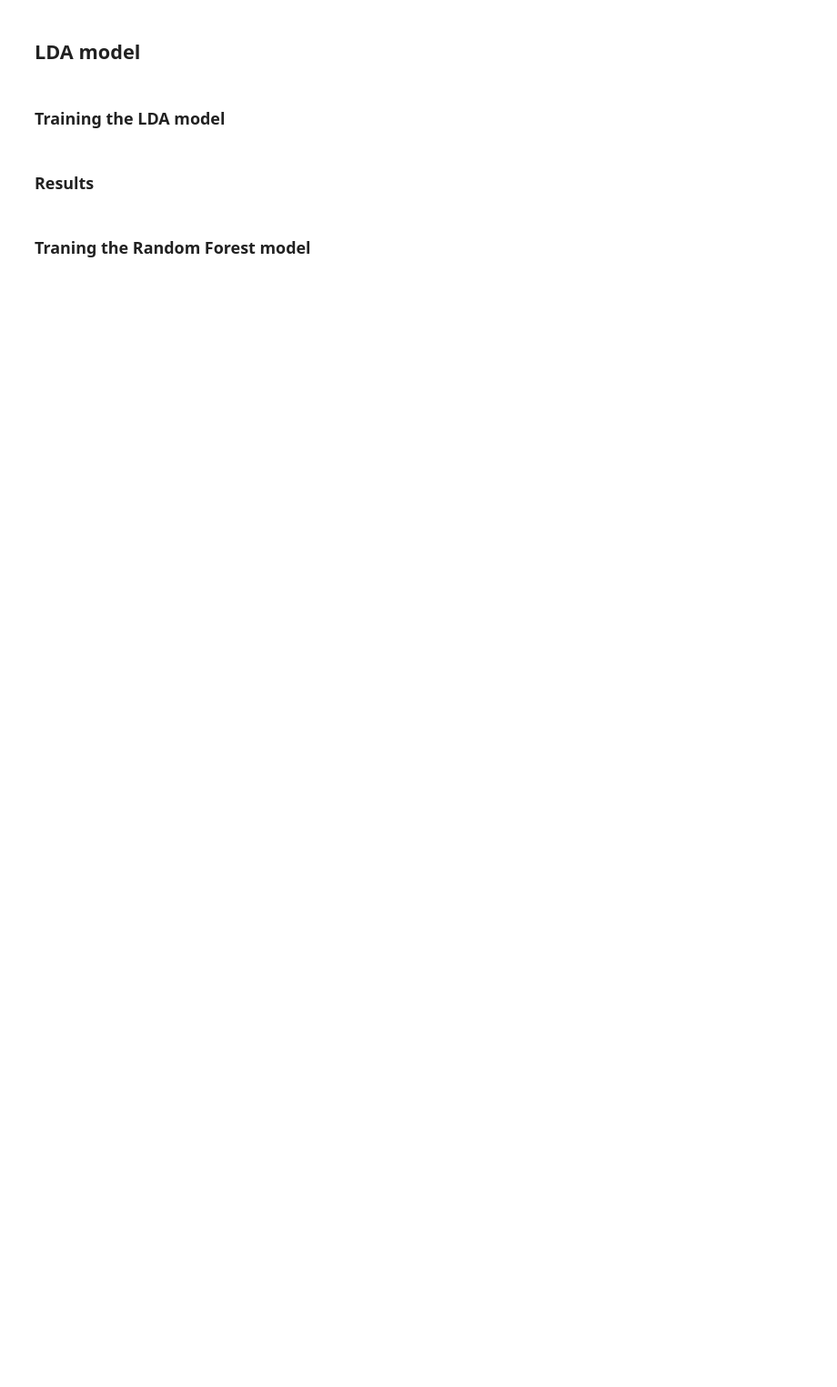
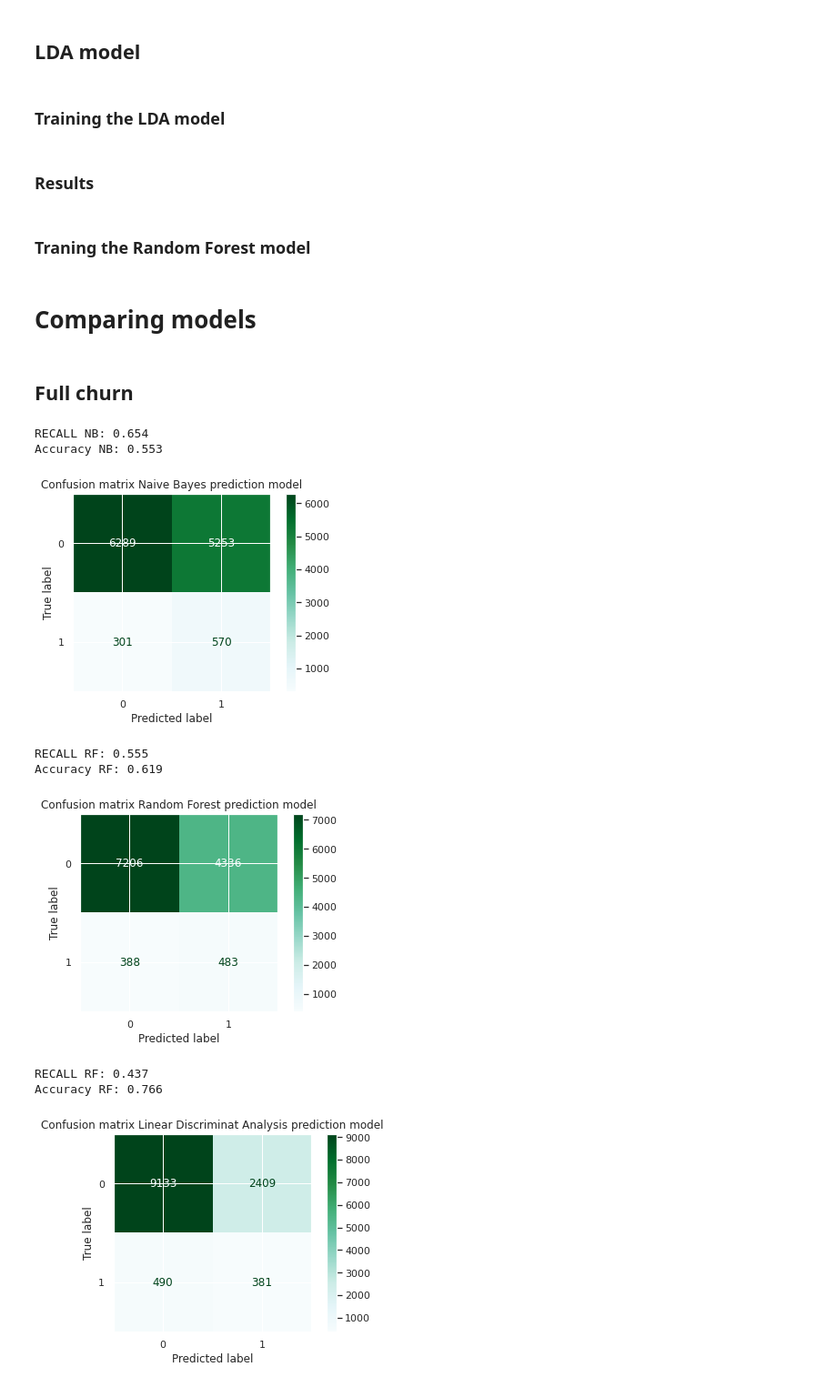
Before and after one commit to sondreid/BAN427, a Jupyter notebook: ban427_google.ipynb, the cells around one changed output. Shown: that part at 91% size. Drawn from its saved outputs; the diff is of its cells as text; code cells hidden in the pictures; blank space fills up the shorter version.

```diff
--- a/ban427_google.ipynb
+++ b/ban427_google.ipynb
@@ -341,6 +345,19 @@ def roc(ytrain, x_train, ytest, x_test, model):
     plt.legend()
     plt.show()
     return plt
+
+
+
+def clear_conf_matrix(test_set, prediction_set, title):
+  """
+  Creates and renders a confusion matrix
+  """
+  matrix = confusion_matrix(test_set, prediction_set)
+  matrix_display = ConfusionMatrixDisplay(matrix, display_labels=['0','1'])
+  matrix_display.plot(cmap='BuGn', values_format = '.0f')
+  matrix_display.ax_.set(
+                title= title)
+  plt.show()
 # %%
 # Splitting the data into train and test [fc = full churn, pc = partial churn, ms = more sales]
 
@@ -704,3 +721,41 @@ precision, recall, thresholds = metrics.precision_recall_curve(ytest_fc, lda_tre
 
 ix = argmax(recall)
 print('Best Threshold=%f, fscore =%.3f' % (thresholds[ix], recall[ix]))
+# %% [markdown]
+# Comparing models
+# %% [markdown]
+## Full churn
+# %%
+## Naive Bayes
+ypred_nb_fc = (nb_fc.predict_proba(xtest_fc)[:,1]  >= 0.05).astype(bool)
+print('RECALL NB: %.3f' % recall_score(ytest_fc, ypred_nb_fc))
+print('Accuracy NB: %.3f' % accuracy_score(ytest_fc, ypred_nb_fc))
+
+clear_conf_matrix(ytest_fc, ypred_nb_fc, 'Confusion matrix Naive Bayes prediction model')
+
+
+
+### Random forest
+
+# Prediction
+ypred_rfc_fc = (rfc_fc.predict_proba(xtest_fc)[:,1] > 0).astype(bool)
+print('RECALL RF: %.3f' % recall_score(ytest_fc, ypred_rfc_fc))
+print('Accuracy RF: %.3f' % accuracy_score(ytest_fc, ypred_rfc_fc))
+clear_conf_matrix(ytest_fc, ypred_rfc_fc, 'Confusion matrix Random Forest prediction model')
+
+### LDA
+
+ypred_lda_fc = (lda_fc.predict_proba(xtest_fc)[:,1]  >= 0.087912).astype(bool)
+print('RECALL RF: %.3f' % recall_score(ytest_fc, ypred_lda_fc))
+print('Accuracy RF: %.3f' % accuracy_score(ytest_fc, ypred_lda_fc))
+clear_conf_matrix(ytest_fc, ypred_lda_fc, 'Confusion matrix Linear Discriminat Analysis prediction model')
+# %% [output]
+RECALL NB: 0.654
+Accuracy NB: 0.553
+[figure, added]
+RECALL RF: 0.555
+Accuracy RF: 0.619
+[figure, added]
+RECALL RF: 0.437
+Accuracy RF: 0.766
+[figure, added]
```
Also changed, not shown: parts of 8 cells of this notebook.
